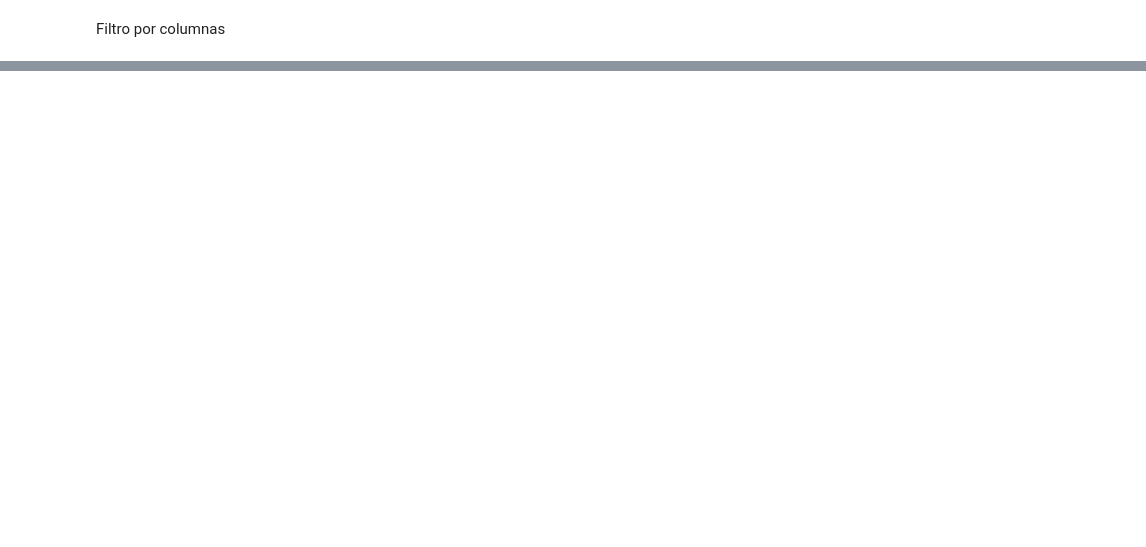
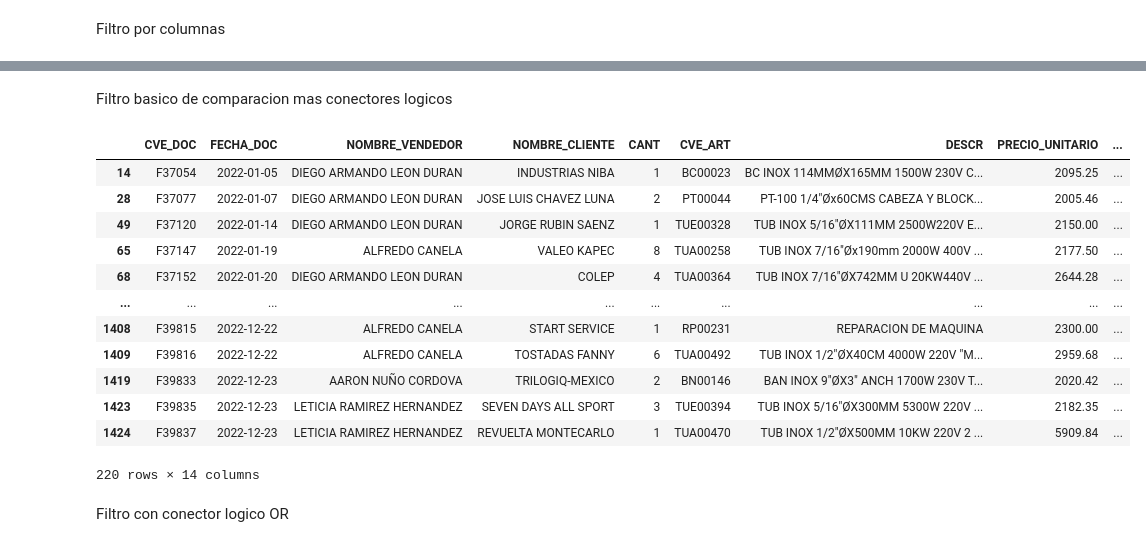
Before and after one commit to fitosmon/Entendimiento-de-datos, a Jupyter notebook: ExtraccionDatos/actividad2.1/2.1_extraccion_datos_tarea.ipynb, the cells around one changed output, grey strips where cells are left out. Saved outputs shown, nothing was run; the diff lists cells and outputs as text; code cells hidden in the pictures; blank space fills up the shorter version.

```diff
--- a/ExtraccionDatos/actividad2.1/2.1_extraccion_datos_tarea.ipynb
+++ b/ExtraccionDatos/actividad2.1/2.1_extraccion_datos_tarea.ipynb
@@ -89,0 +205,26 @@ filtro3
+# %% [markdown]
+Filtro basico de comparacion mas conectores logicos
+# %%
+filtro8 = df[(df["PRECIO_UNITARIO"] >=2000) & (df["PRECIO_UNITARIO"] <= 10000)]
+file8= open('filtroLogicos.csv', 'a')
+file8.write("En el octavo filtro se busca obtener los objetos cuyo precio unitario sea mayor de 2000, pero menor a 10000\n")
+filtro8.to_csv(file8)
+file8.close()
+# %%
+filtro8
+# %% [output]
+|  | CVE_DOC | FECHA_DOC | NOMBRE_VENDEDOR | NOMBRE_CLIENTE | CANT | CVE_ART | DESCR | PRECIO_UNITARIO | ... |
+| 14 | F37054 | 2022-01-05 | DIEGO ARMANDO LEON DURAN | INDUSTRIAS NIBA | 1 | BC00023 | BC INOX 114MMØX165MM 1500W 230V C... | 2095.25 | ... |
+| 28 | F37077 | 2022-01-07 | DIEGO ARMANDO LEON DURAN | JOSE LUIS CHAVEZ LUNA | 2 | PT00044 | PT-100 1/4"Øx60CMS CABEZA Y BLOCK... | 2005.46 | ... |
+| 49 | F37120 | 2022-01-14 | DIEGO ARMANDO LEON DURAN | JORGE RUBIN SAENZ | 1 | TUE00328 | TUB INOX 5/16"ØX111MM 2500W220V E... | 2150.00 | ... |
+| 65 | F37147 | 2022-01-19 | ALFREDO CANELA | VALEO KAPEC | 8 | TUA00258 | TUB INOX 7/16"Øx190mm 2000W 400V ... | 2177.50 | ... |
+| 68 | F37152 | 2022-01-20 | DIEGO ARMANDO LEON DURAN | COLEP | 4 | TUA00364 | TUB INOX 7/16"ØX742MM U 20KW440V ... | 2644.28 | ... |
+| ... | ... | ... | ... | ... | ... | ... | ... | ... | ... |
+| 1408 | F39815 | 2022-12-22 | ALFREDO CANELA | START SERVICE | 1 | RP00231 | REPARACION DE MAQUINA | 2300.00 | ... |
+| 1409 | F39816 | 2022-12-22 | ALFREDO CANELA | TOSTADAS FANNY | 6 | TUA00492 | TUB INOX 1/2"ØX40CM 4000W 220V "M... | 2959.68 | ... |
+| 1419 | F39833 | 2022-12-23 | AARON NUÑO CORDOVA | TRILOGIQ-MEXICO | 2 | BN00146 | BAN INOX 9"ØX3" ANCH 1700W 230V T... | 2020.42 | ... |
+| 1423 | F39835 | 2022-12-23 | LETICIA RAMIREZ HERNANDEZ | SEVEN DAYS ALL SPORT | 3 | TUE00394 | TUB INOX 5/16"ØX300MM 5300W 220V ... | 2182.35 | ... |
+| 1424 | F39837 | 2022-12-23 | LETICIA RAMIREZ HERNANDEZ | REVUELTA MONTECARLO | 1 | TUA00470 | TUB INOX 1/2"ØX500MM 10KW 220V 2 ... | 5909.84 | ... |
+220 rows × 14 columns
+# %% [markdown]
+Filtro con conector logico OR
```
Also changed, not shown: parts of 18 cells of this notebook, 8 other files.
